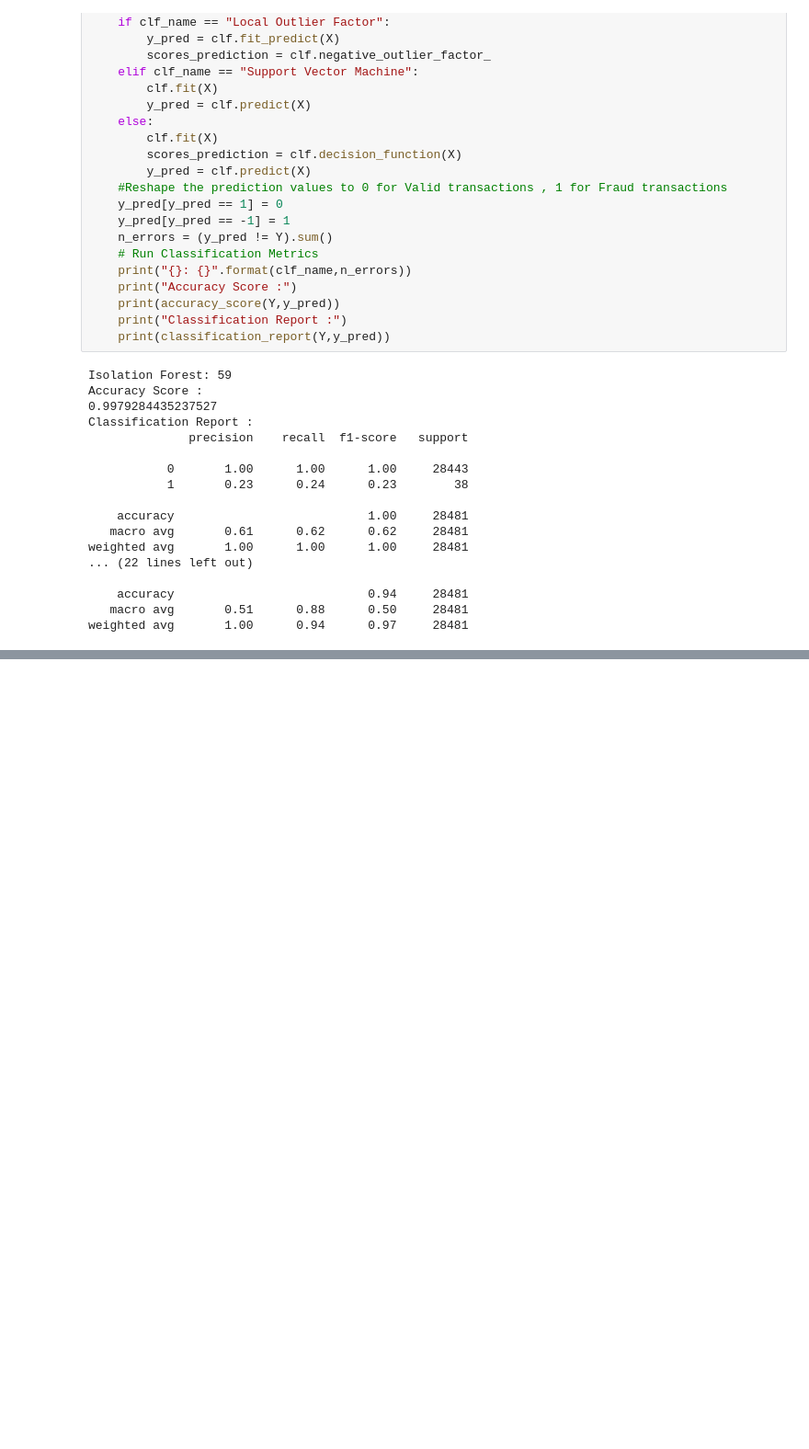
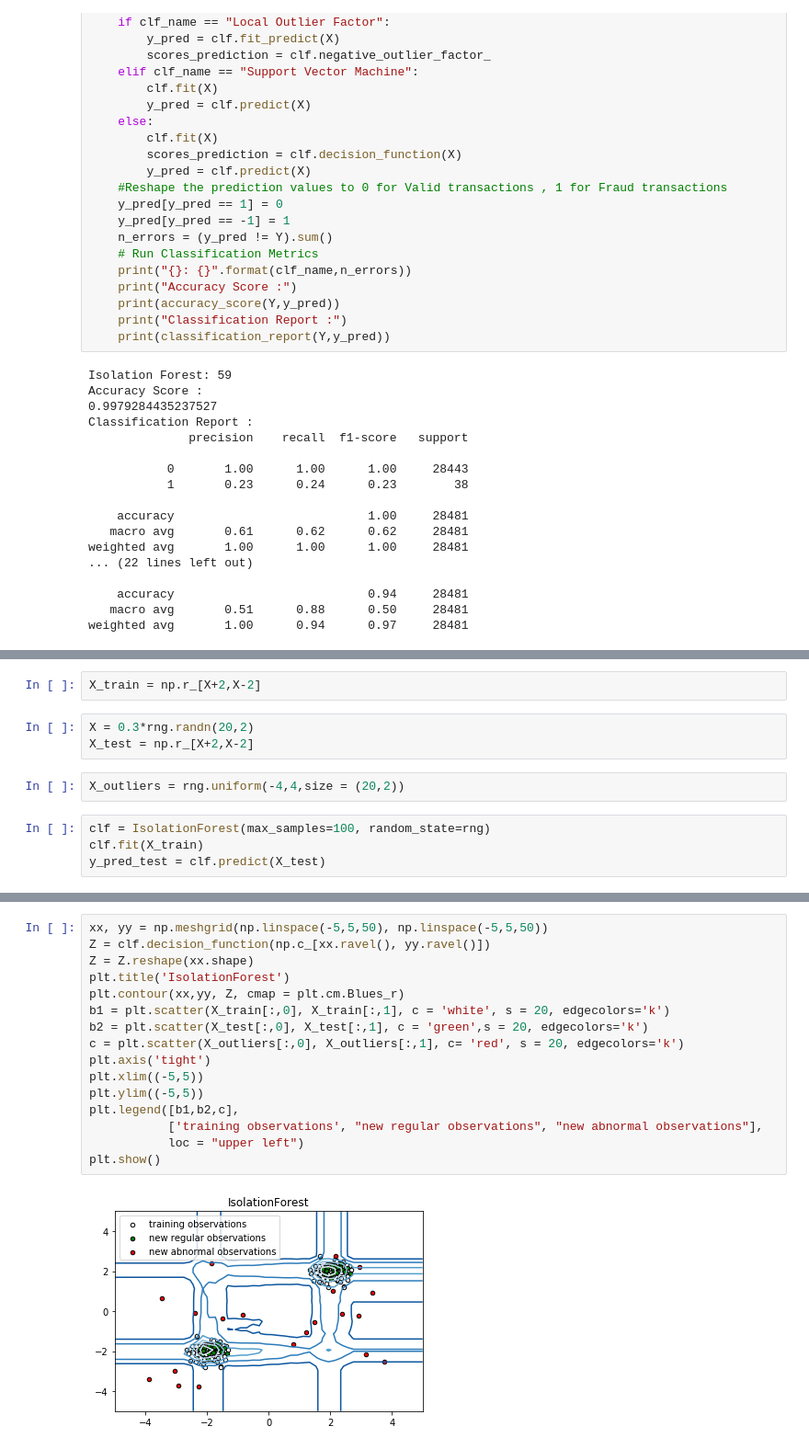
Before and after one commit to SKME20417/Model-Building-Evaluation-and-Interpretaion, a Jupyter notebook: Anamoly_Detection1_revision_practice14.ipynb, the cells around one changed output, grey strips where cells are left out. Shown: that part at 92% size. Cells and saved outputs as stored; diff of their text form; blank space fills up the shorter version.

```diff
--- a/Anamoly_Detection1_revision_practice14.ipynb
+++ b/Anamoly_Detection1_revision_practice14.ipynb
@@ -486,0 +574,11 @@ weighted avg       1.00      0.94      0.97     28481
+# %%
+X_train = np.r_[X+2,X-2]
+# %%
+X = 0.3*rng.randn(20,2)
+X_test = np.r_[X+2,X-2]
+# %%
+X_outliers = rng.uniform(-4,4,size = (20,2))
+# %%
+clf = IsolationForest(max_samples=100, random_state=rng)
+clf.fit(X_train)
+y_pred_test = clf.predict(X_test)
@@ -486,0 +600,18 @@ weighted avg       1.00      0.94      0.97     28481
+# %%
+xx, yy = np.meshgrid(np.linspace(-5,5,50), np.linspace(-5,5,50))
+Z = clf.decision_function(np.c_[xx.ravel(), yy.ravel()])
+Z = Z.reshape(xx.shape)
+plt.title('IsolationForest')
+plt.contour(xx,yy, Z, cmap = plt.cm.Blues_r)
+b1 = plt.scatter(X_train[:,0], X_train[:,1], c = 'white', s = 20, edgecolors='k')
+b2 = plt.scatter(X_test[:,0], X_test[:,1], c = 'green',s = 20, edgecolors='k')
+c = plt.scatter(X_outliers[:,0], X_outliers[:,1], c= 'red', s = 20, edgecolors='k')
+plt.axis('tight')
+plt.xlim((-5,5))
+plt.ylim((-5,5))
+plt.legend([b1,b2,c],
+           ['training observations', "new regular observations", "new abnormal observations"],
+           loc = "upper left")
+plt.show()
+# %% [output]
+[figure, added]
```
Also changed, not shown: parts of 37 cells of this notebook.
